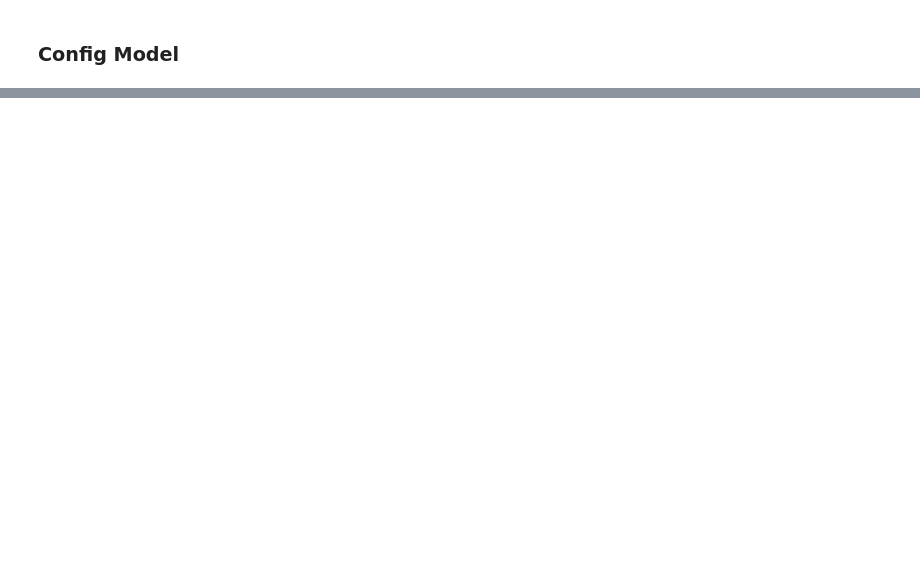
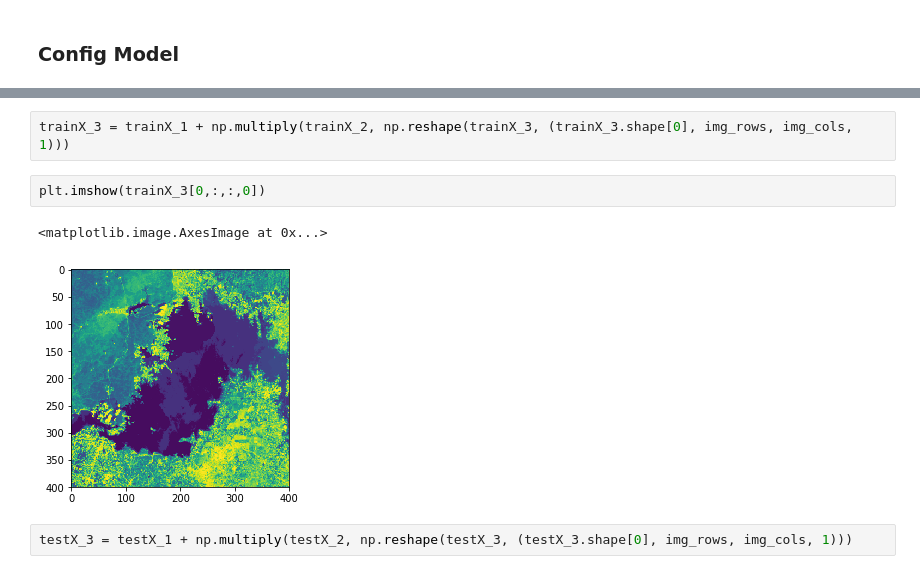
Before and after one commit to Hydroviet/CNN-L8-Recovery, a Jupyter notebook: Keras_NN.ipynb, the cells around one changed output, grey strips where cells are left out. Drawn from its saved outputs; the diff is of its cells as text; blank space fills up the shorter version.

```diff
--- a/Keras_NN.ipynb
+++ b/Keras_NN.ipynb
@@ -123,0 +122,9 @@ Epoch 00050: val_PSNRLoss did not improve from 53.27788
+# %%
+trainX_3 = trainX_1 + np.multiply(trainX_2, np.reshape(trainX_3, (trainX_3.shape[0], img_rows, img_cols, 1)))
+# %%
+plt.imshow(trainX_3[0,:,:,0])
+# %% [output]
+<matplotlib.image.AxesImage at 0x...>
+[figure, added]
+# %%
+testX_3 = testX_1 + np.multiply(testX_2, np.reshape(testX_3, (testX_3.shape[0], img_rows, img_cols, 1)))
```
Also changed, not shown: parts of 16 cells of this notebook.
